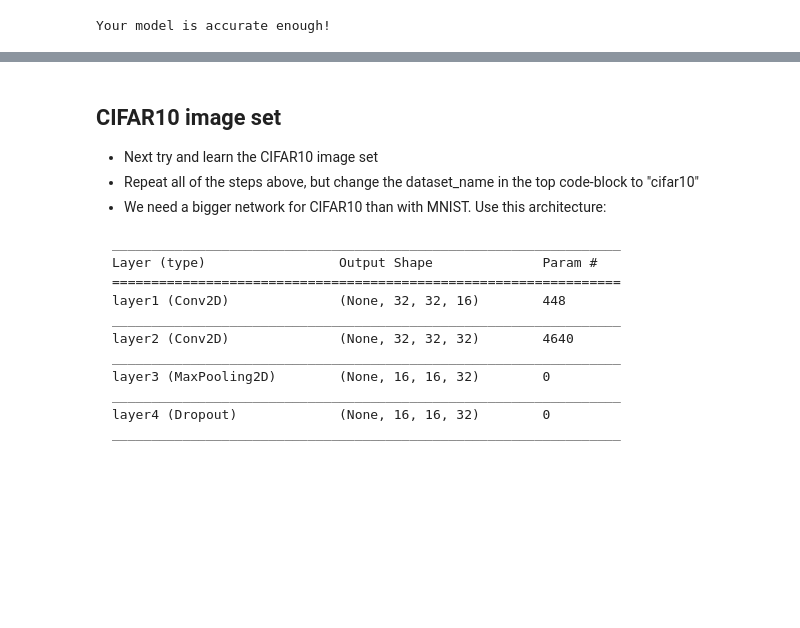
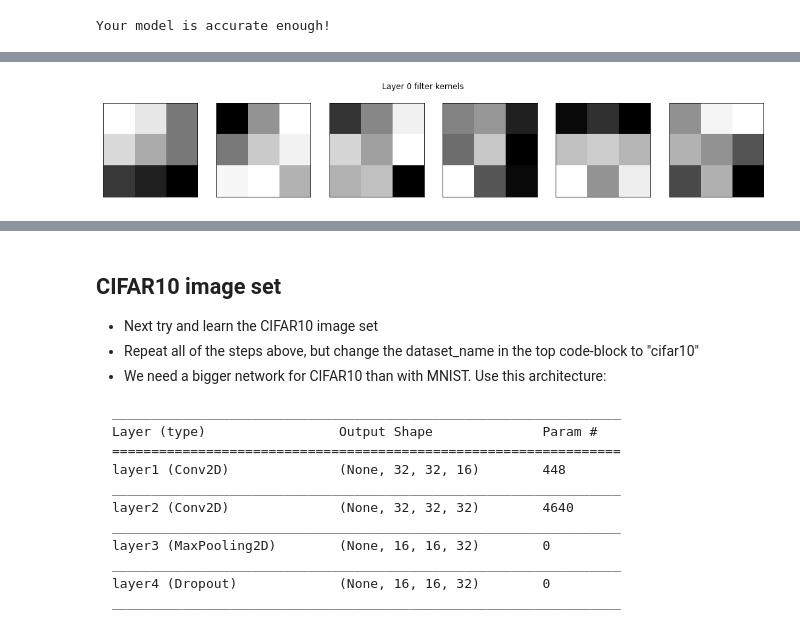
Before and after one commit to 11BelowStudio/ce811, a Jupyter notebook: lab9/cnn_experiment.ipynb, the cells around one changed output, grey strips where cells are left out. Saved outputs shown, nothing was run; the diff lists cells and outputs as text; code cells hidden in the pictures; blank space fills up the shorter version.

```diff
--- a/lab9/cnn_experiment.ipynb
+++ b/lab9/cnn_experiment.ipynb
@@ -281,0 +360,6 @@ Your model is accurate enough!
+# %%
+l0_fig = visualize_filters(keras_model.layers[0])
+l0_fig.suptitle("Layer 0 filter kernels")
+l0_fig.show()
+# %% [output]
+[figure, added]
```
Also changed, not shown: parts of 12 cells of this notebook.
